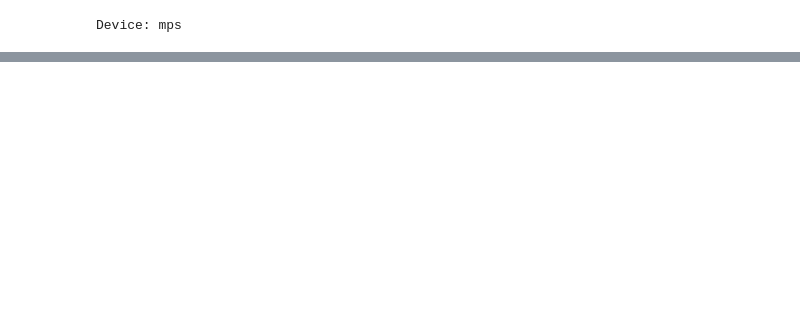
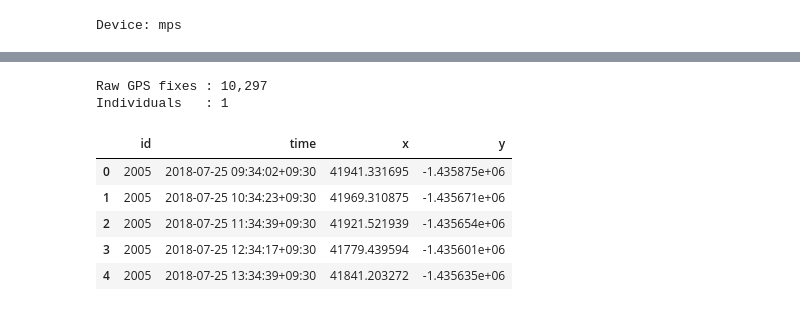
Before and after one commit to swforrest/deepSSF_package, a Jupyter notebook: examples/deepssf_train_validate_example.ipynb, the cells around one changed output, grey strips where cells are left out. Saved outputs shown, nothing was run; the diff lists cells and outputs as text; code cells hidden in the pictures; blank space fills up the shorter version.

```diff
--- a/examples/deepssf_train_validate_example.ipynb
+++ b/examples/deepssf_train_validate_example.ipynb
@@ -419,0 +103,24 @@ Training GIF → outputs/training_progress.gif
+# %%
+raw_df = pd.read_csv(CSV_PATH)
+print(f"Raw GPS fixes : {len(raw_df):,}")
+print(f"Individuals   : {raw_df['id'].nunique()}")
+
+# Sort by the individual ID and timestamp to ensure correct temporal order
+raw_df = raw_df.sort_values(by=["id", "time"]).reset_index(drop=True)
+
+# # Convert the 'time' column to the correct timezone (here Australia/Darwin)
+raw_df["time"] = (
+        pd.to_datetime(raw_df["time"], utc=True)
+        .dt.tz_convert("Australia/Darwin")
+    )
+
+raw_df.head()
+# %% [output]
+Raw GPS fixes : 10,297
+Individuals   : 1
+|  | id | time | x | y |
+| 0 | 2005 | 2018-07-25 09:34:02+09:30 | 41941.331695 | -1.435875e+06 |
+| 1 | 2005 | 2018-07-25 10:34:23+09:30 | 41969.310875 | -1.435671e+06 |
+| 2 | 2005 | 2018-07-25 11:34:39+09:30 | 41921.521939 | -1.435654e+06 |
+| 3 | 2005 | 2018-07-25 12:34:17+09:30 | 41779.439594 | -1.435601e+06 |
+| 4 | 2005 | 2018-07-25 13:34:39+09:30 | 41841.203272 | -1.435635e+06 |
```
Also changed, not shown: parts of 74 cells of this notebook, 13 other files.
